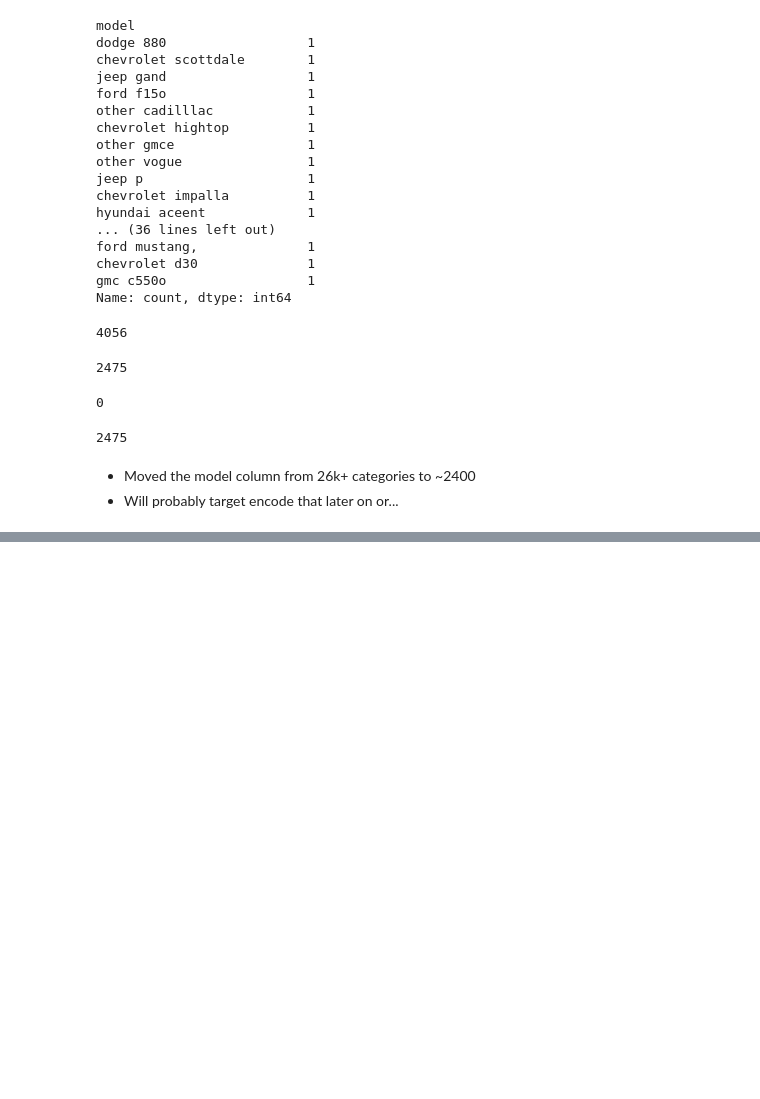
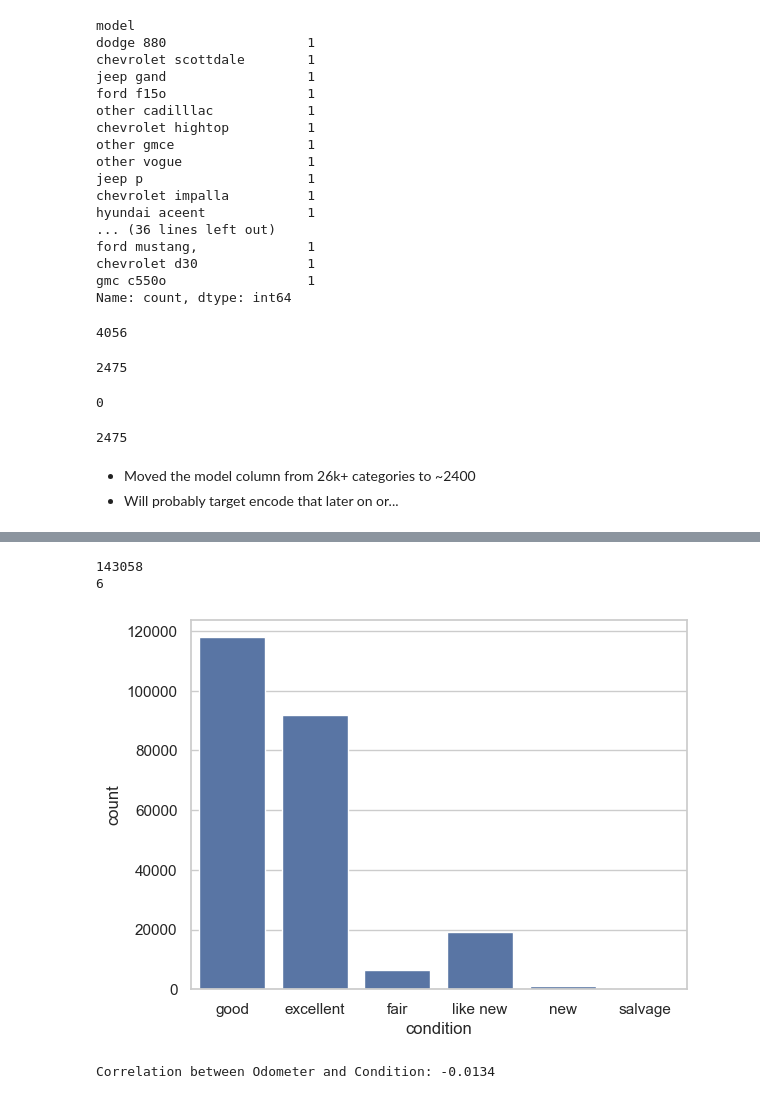
Before and after one commit to Claudy444/ML-Regression-Used-Cars, a Jupyter notebook: Notebooks/main.ipynb, the cells around one changed output, grey strips where cells are left out. Saved outputs shown, nothing was run; the diff lists cells and outputs as text; code cells hidden in the pictures; blank space fills up the shorter version.

Commit message:
created age columm, handled contion column by checking correlations with othr columns and deciding how to handle nans, also ordinally encoded it

```diff
--- a/Notebooks/main.ipynb
+++ b/Notebooks/main.ipynb
@@ -561,0 +588,18 @@ df['model'].nunique()
+# %%
+print(df['condition'].isnull().sum())
+print(df['condition'].nunique())
+sns.countplot(data=df, x='condition')
+plt.show()
+# %% [output]
+143058
+6
+[figure, added]
+# %%
+cond_map = {'new': 5, 'like new': 4, 'excellent': 3, 'good': 2, 'fair': 1, 'salvage': 0}
+df['condition_num'] = df['condition'].map(cond_map)
+
+# Correlation check
+correlation = df[['condition_num', 'odometer']].corr().iloc[0, 1]
+print(f"Correlation between Odometer and Condition: {correlation:.4f}")
+# %% [output]
+Correlation between Odometer and Condition: -0.0134
```
Also changed, not shown: parts of 7 cells of this notebook.
